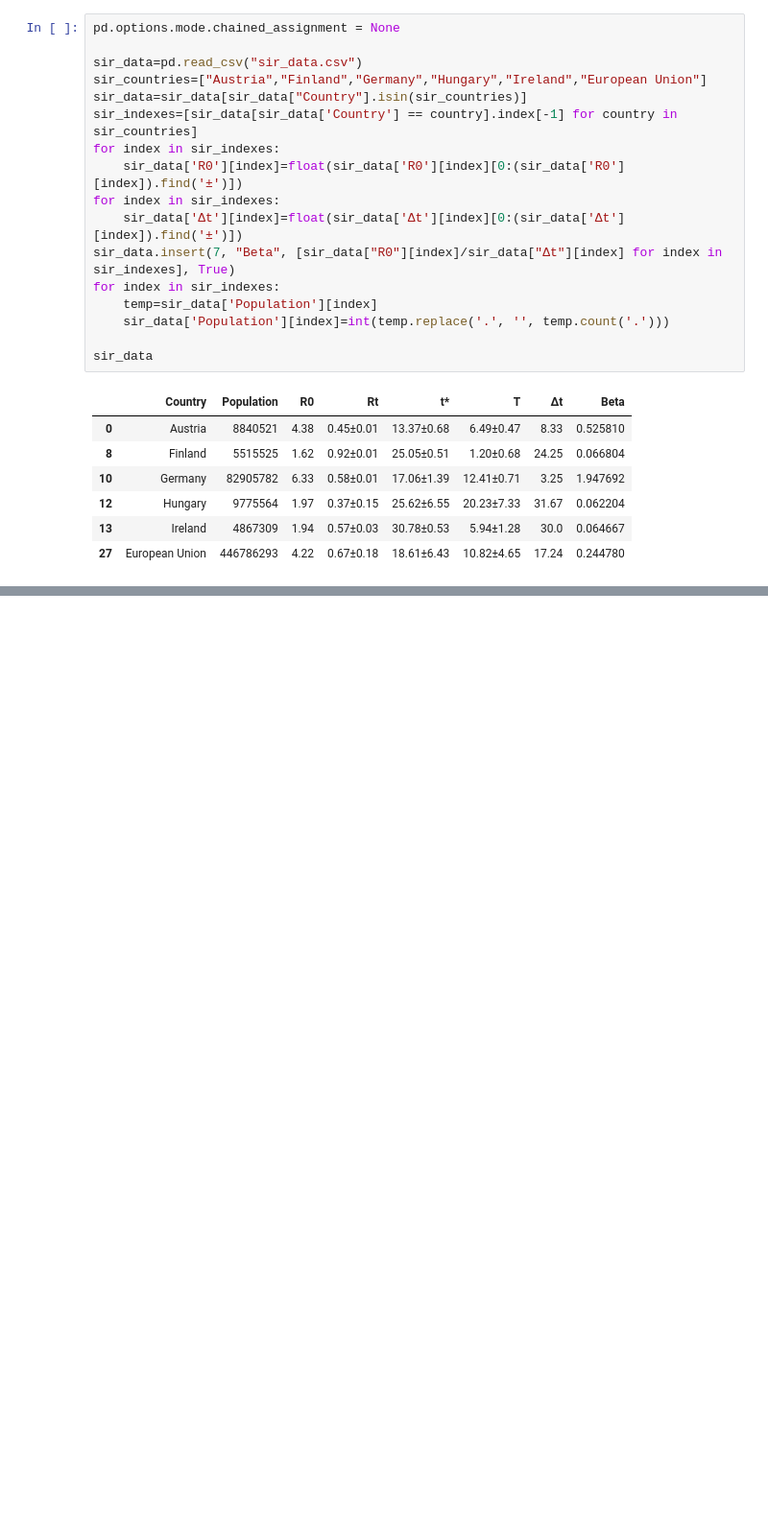
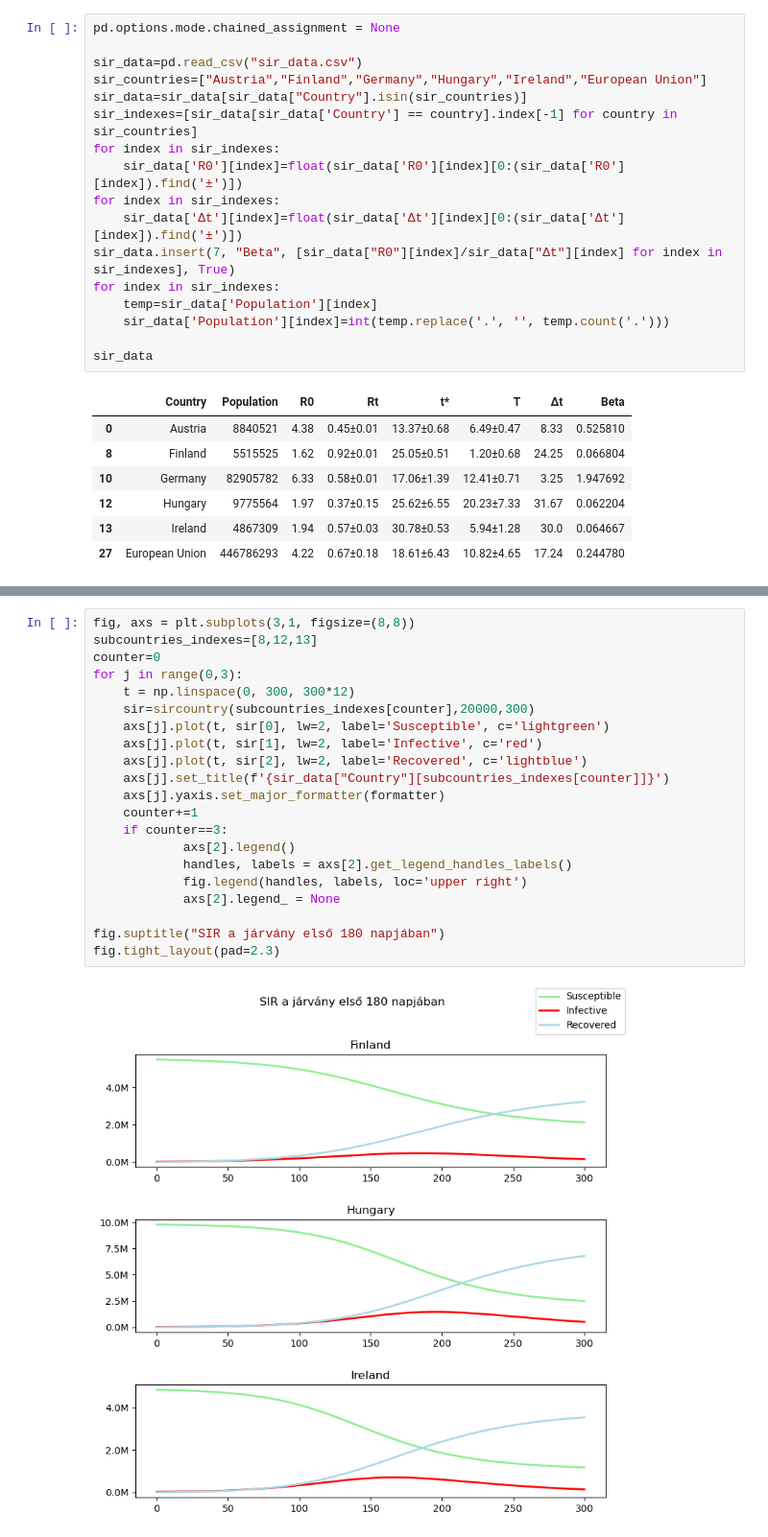
Before and after one commit to Adiklafa/Matprog, a Jupyter notebook: sir.ipynb, the cells around one changed output, grey strips where cells are left out. Shown at 96% size. Saved outputs shown, nothing was run; the diff lists cells and outputs as text; blank space fills up the shorter version.

```diff
--- a/sir.ipynb
+++ b/sir.ipynb
@@ -242,0 +111,23 @@ viz.plot("diffusion.pdf")
+# %%
+fig, axs = plt.subplots(3,1, figsize=(8,8))
+subcountries_indexes=[8,12,13]
+counter=0
+for j in range(0,3):
+    t = np.linspace(0, 300, 300*12)
+    sir=sircountry(subcountries_indexes[counter],20000,300)
+    axs[j].plot(t, sir[0], lw=2, label='Susceptible', c='lightgreen')
+    axs[j].plot(t, sir[1], lw=2, label='Infective', c='red')
+    axs[j].plot(t, sir[2], lw=2, label='Recovered', c='lightblue')
+    axs[j].set_title(f'{sir_data["Country"][subcountries_indexes[counter]]}')
+    axs[j].yaxis.set_major_formatter(formatter)
+    counter+=1
+    if counter==3:
+            axs[2].legend()
+            handles, labels = axs[2].get_legend_handles_labels()
+            fig.legend(handles, labels, loc='upper right')
+            axs[2].legend_ = None
+
+fig.suptitle("SIR a járvány első 180 napjában")
+fig.tight_layout(pad=2.3)
+# %% [output]
+[figure, added]
```
Also changed, not shown: parts of 19 cells of this notebook, 1 other file.
